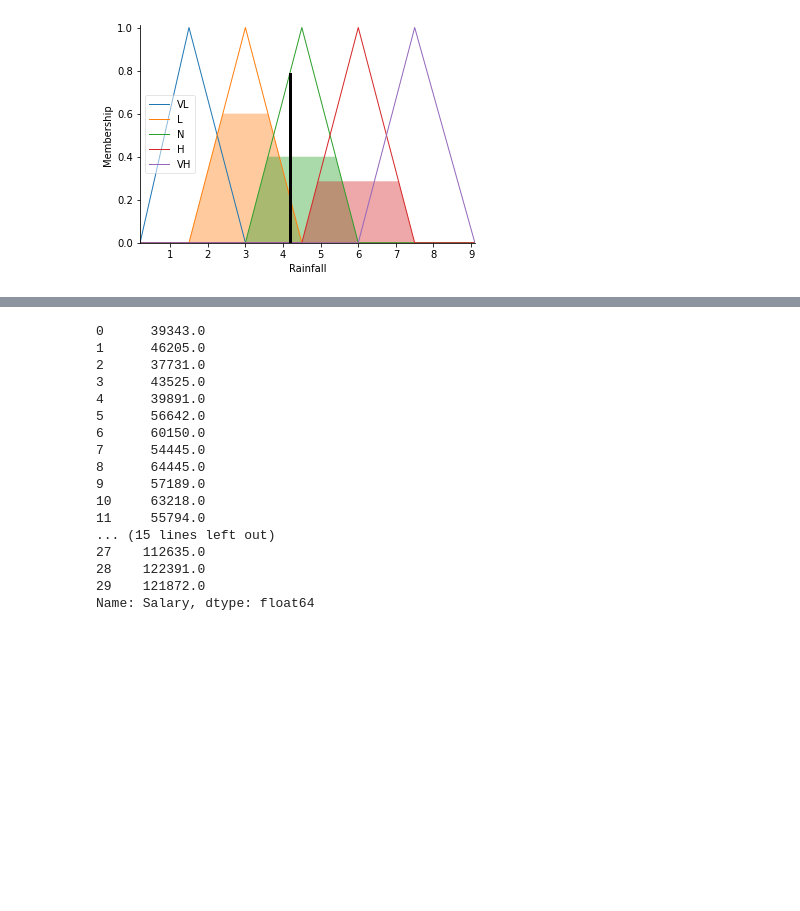
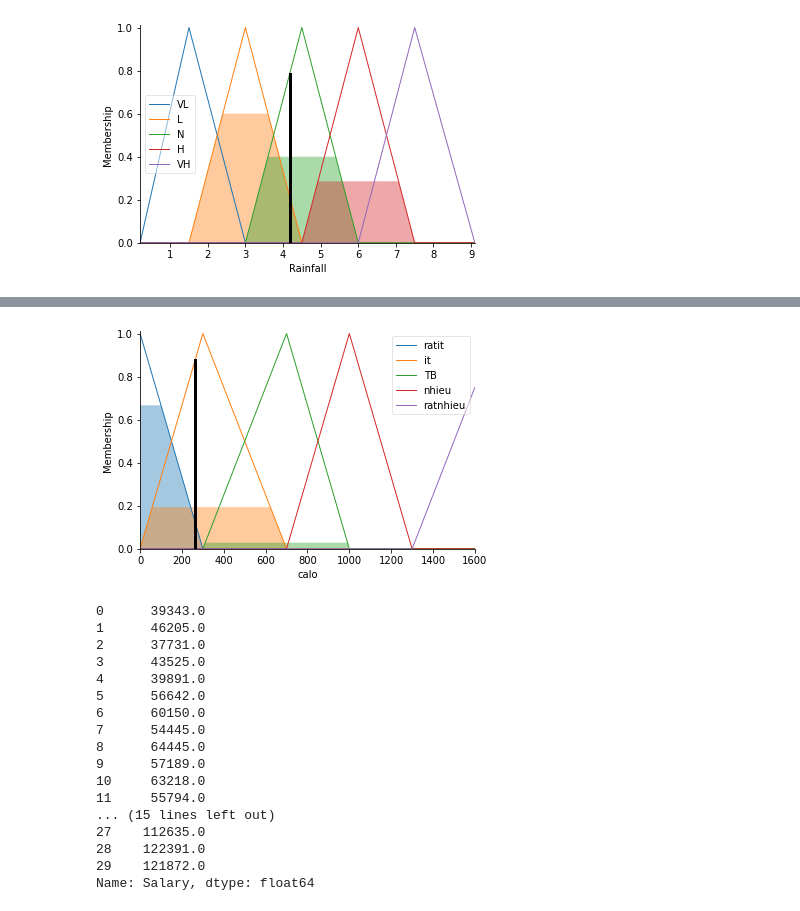
Before and after one commit to 20149312/Ha-Thanh-Hung-20149312, a Jupyter notebook: Tuan6.ipynb, the cells around one changed output, grey strips where cells are left out. Saved outputs shown, nothing was run; the diff lists cells and outputs as text; code cells hidden in the pictures; blank space fills up the shorter version.

```diff
--- a/Tuan6.ipynb
+++ b/Tuan6.ipynb
@@ -74,3 +74,86 @@ RF.view(sim = rain)
 # %% [output]
 4.173765940466281
 [figure]
+# %%
+import numpy as np
+import skfuzzy as fuzz
+from skfuzzy import control as ctrl
+chieucao = ctrl.Antecedent(np.arange(120,181,1), 'chieucao')
+cannang = ctrl.Antecedent(np.arange(15,80,1), 'cannang')
+gioitinh = ctrl.Antecedent(np.arange(1,3,1), 'gioitinh')
+tuoi = ctrl.Antecedent(np.arange(0,101,1), 'tuoi')
+calo = ctrl.Consequent(np.arange(0,1700,100), 'calo')
+chieucao['thap']=fuzz.trimf(chieucao.universe,[120,120,150])
+chieucao['TB']=fuzz.trimf(chieucao.universe,[120,150,181])
+chieucao['cao']=fuzz.trimf(chieucao.universe,[150,181,181])
+cannang['nhe']=fuzz.trimf(cannang.universe,[15,15,45])
+cannang['TB']=fuzz.trimf(cannang.universe,[15,45,80])
+cannang['nang']=fuzz.trimf(cannang.universe,[45,80,80])
+gioitinh['nu']=fuzz.trimf(gioitinh.universe,[1,1,2])
+gioitinh['nam']=fuzz.trimf(gioitinh.universe,[1,2,3])
+tuoi['thanhnien']=fuzz.trimf(tuoi.universe,[0,0,30])
+tuoi['trungnien']=fuzz.trimf(tuoi.universe,[0,30,60])
+tuoi['caonien']=fuzz.trimf(tuoi.universe,[60,101,101])
+calo['ratit']=fuzz.trimf(calo.universe,[0,0,300])
+calo['it']=fuzz.trimf(calo.universe,[0,300,700])
+calo['TB']=fuzz.trimf(calo.universe,[300,700,1000])
+calo['nhieu']=fuzz.trimf(calo.universe,[700,1000,1300])
+calo['ratnhieu']=fuzz.trimf(calo.universe,[1300,1700,1700])
+rule1 = ctrl.Rule(chieucao['cao'] & cannang['nhe'] & gioitinh['nu'] & tuoi['thanhnien'], calo['nhieu'])
+rule2 = ctrl.Rule(chieucao['cao'] & cannang['TB'] & gioitinh['nu'] & tuoi['thanhnien'], calo['TB'])
+rule3 = ctrl.Rule(chieucao['cao'] & cannang['nang'] & gioitinh['nu'] & tuoi['thanhnien'], calo['ratit'])
+rule4 = ctrl.Rule(chieucao['thap'] & cannang['nhe'] & gioitinh['nu'] & tuoi['thanhnien'], calo['nhieu'])
+rule5 = ctrl.Rule(chieucao['thap'] & cannang['TB'] & gioitinh['nu'] & tuoi['thanhnien'], calo['TB'])
+rule6 = ctrl.Rule(chieucao['thap'] & cannang['nang'] & gioitinh['nu'] & tuoi['thanhnien'], calo['ratit'])
+rule7 = ctrl.Rule(chieucao['thap'] & cannang['nhe'] & gioitinh['nu'] & tuoi['trungnien'], calo['nhieu'])
+rule8 = ctrl.Rule(chieucao['thap'] & cannang['TB'] & gioitinh['nu'] & tuoi['trungnien'], calo['TB'])
+rule9 = ctrl.Rule(chieucao['thap'] & cannang['nang'] & gioitinh['nu'] & tuoi['trungnien'], calo['ratit'])
+rule10 = ctrl.Rule(chieucao['thap'] & cannang['nhe'] & gioitinh['nu'] & tuoi['caonien'], calo['nhieu'])
+rule11 =  ctrl.Rule(chieucao['thap'] & cannang['TB'] & gioitinh['nu'] & tuoi['caonien'], calo['TB'])
+rule12 =  ctrl.Rule(chieucao['thap'] & cannang['nang'] & gioitinh['nu'] & tuoi['caonien'], calo['it'])
+rule13 = ctrl.Rule(chieucao['thap'] & cannang['TB'] & gioitinh['nam'] & tuoi['trungnien'], calo['TB'])
+rule14 = ctrl.Rule(chieucao['thap'] & cannang['nang'] & gioitinh['nam'] & tuoi['trungnien'], calo['ratit'])
+rule15 = ctrl.Rule(chieucao['thap'] & cannang['nhe'] & gioitinh['nam'] & tuoi['caonien'], calo['nhieu'])
+rule16 =  ctrl.Rule(chieucao['thap'] & cannang['TB'] & gioitinh['nam'] & tuoi['caonien'], calo['TB'])
+rule17 =  ctrl.Rule(chieucao['thap'] & cannang['nang'] & gioitinh['nam'] & tuoi['caonien'], calo['it'])
+rule18 = ctrl.Rule(chieucao['cao'] & cannang['nang'] & gioitinh['nam'] & tuoi['thanhnien'], calo['ratit'])
+rule19 = ctrl.Rule(chieucao['cao'] & cannang['nhe'] & gioitinh['nam'] & tuoi['trungnien'], calo['nhieu'])
+rule20 = ctrl.Rule(chieucao['cao'] & cannang['TB'] & gioitinh['nam'] & tuoi['trungnien'], calo['TB'])
+rule21 = ctrl.Rule(chieucao['cao'] & cannang['nang'] & gioitinh['nam'] & tuoi['trungnien'], calo['ratit'])
+rule22 = ctrl.Rule(chieucao['cao'] & cannang['nhe'] & gioitinh['nam'] & tuoi['caonien'], calo['nhieu'])
+rule23 = ctrl.Rule(chieucao['cao'] & cannang['TB'] & gioitinh['nam'] & tuoi['caonien'], calo['TB'])
+rule24 = ctrl.Rule(chieucao['cao'] & cannang['nang'] & gioitinh['nam'] & tuoi['caonien'], calo['it'])
+rule25 = ctrl.Rule(chieucao['thap'] & cannang['nhe'] & gioitinh['nam'] & tuoi['thanhnien'], calo['nhieu'])
+rule26 = ctrl.Rule(chieucao['thap'] & cannang['TB'] & gioitinh['nam'] & tuoi['thanhnien'], calo['TB'])
+rule27 = ctrl.Rule(chieucao['thap'] & cannang['nang'] & gioitinh['nam'] & tuoi['thanhnien'], calo['ratit'])
+rule28 = ctrl.Rule(chieucao['thap'] & cannang['nhe'] & gioitinh['nam'] & tuoi['trungnien'], calo['nhieu'])
+rule29 = ctrl.Rule(chieucao['TB'] & cannang['nhe'] & gioitinh['nam'] & tuoi['trungnien'], calo['nhieu'])
+rule30 = ctrl.Rule(chieucao['TB'] & cannang['TB'] & gioitinh['nam'] & tuoi['trungnien'], calo['TB'])
+rule31 = ctrl.Rule(chieucao['TB'] & cannang['nang'] & gioitinh['nam'] & tuoi['trungnien'], calo['it'])
+rule32 = ctrl.Rule(chieucao['TB'] & cannang['nhe'] & gioitinh['nam'] & tuoi['caonien'], calo['nhieu'])
+rule33 = ctrl.Rule(chieucao['TB'] & cannang['TB'] & gioitinh['nam'] & tuoi['caonien'], calo['TB'])
+rule34 = ctrl.Rule(chieucao['TB'] & cannang['nang'] & gioitinh['nam'] & tuoi['caonien'], calo['it'])
+rule35 = ctrl.Rule(chieucao['TB'] & cannang['nhe'] & gioitinh['nu'] & tuoi['thanhnien'], calo['nhieu'])
+rule36 = ctrl.Rule(chieucao['TB'] & cannang['TB'] & gioitinh['nu'] & tuoi['thanhnien'], calo['TB'])
+rule37 = ctrl.Rule(chieucao['TB'] & cannang['nang'] & gioitinh['nu'] & tuoi['thanhnien'], calo['ratit'])
+rule38 = ctrl.Rule(chieucao['TB'] & cannang['TB'] & gioitinh['nu'] & tuoi['caonien'], calo['TB'])
+rule39 = ctrl.Rule(chieucao['TB'] & cannang['nang'] & gioitinh['nu'] & tuoi['caonien'], calo['it'])
+rule40 = ctrl.Rule(chieucao['TB'] & cannang['nhe'] & gioitinh['nam'] & tuoi['thanhnien'], calo['nhieu'])
+rule41 = ctrl.Rule(chieucao['TB'] & cannang['TB'] & gioitinh['nam'] & tuoi['thanhnien'], calo['TB'])
+rule42 = ctrl.Rule(chieucao['TB'] & cannang['nang'] & gioitinh['nam'] & tuoi['thanhnien'], calo['ratit'])
+rule43 = ctrl.Rule(chieucao['cao'] & cannang['nhe'] & gioitinh['nam'] & tuoi['thanhnien'], calo['nhieu'])
+rule44 = ctrl.Rule(chieucao['cao'] & cannang['TB'] & gioitinh['nam'] & tuoi['thanhnien'], calo['TB'])
+rule45 = ctrl.Rule(chieucao['TB'] & cannang['nhe'] & gioitinh['nu'] & tuoi['trungnien'], calo['nhieu'])
+rule46 = ctrl.Rule(chieucao['TB'] & cannang['TB'] & gioitinh['nu'] & tuoi['trungnien'], calo['TB'])
+rule47 = ctrl.Rule(chieucao['TB'] & cannang['nang'] & gioitinh['nu'] & tuoi['trungnien'], calo['it'])
+rule48 = ctrl.Rule(chieucao['TB'] & cannang['nhe'] & gioitinh['nu'] & tuoi['caonien'], calo['nhieu'])
+CALO_ctrl = ctrl.ControlSystem([rule1, rule2, rule3, rule4, rule5, rule6, rule7, rule8, rule9,rule10,rule11,rule12,rule13,rule14,rule15,rule16,rule17,rule18,rule19,rule20,rule21,rule22,rule23,rule24,rule25,rule26,rule27,rule28,rule29,rule30,rule31,rule32,rule33,rule34,rule35,rule36,rule37,rule38,rule39,rule40,rule41,rule42,rule43,rule44,rule45,rule46,rule47,rule48])
+CALO = ctrl.ControlSystemSimulation(CALO_ctrl)
+CALO.input['chieucao'] = 175
+CALO.input['cannang'] = 6060
+CALO.input['tuoi'] = 20
+CALO.input['gioitinh'] = 2
+CALO.compute()
+print (CALO.output['calo'])
+calo.view(sim=CALO)
+# %% [output]
@@ -77,3 +161,4 @@ RF.view(sim = rain)
+[figure, added]
 # %%
 import numpy as np
 import pandas as pd
```
Also changed, not shown: parts of 2 cells of this notebook.
